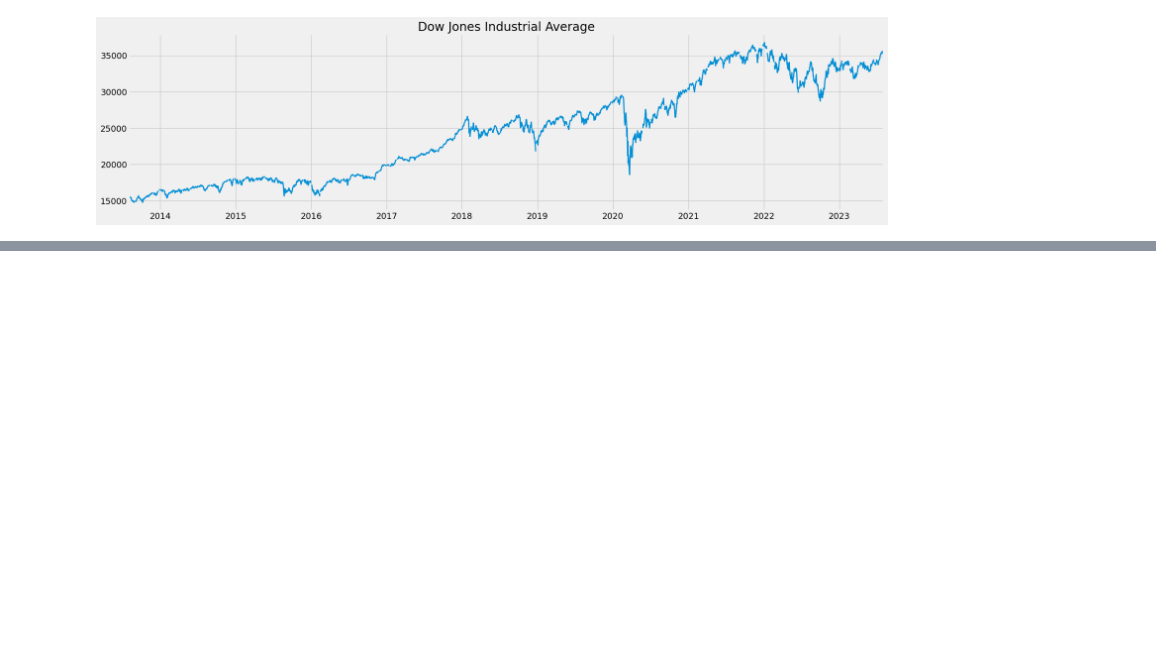
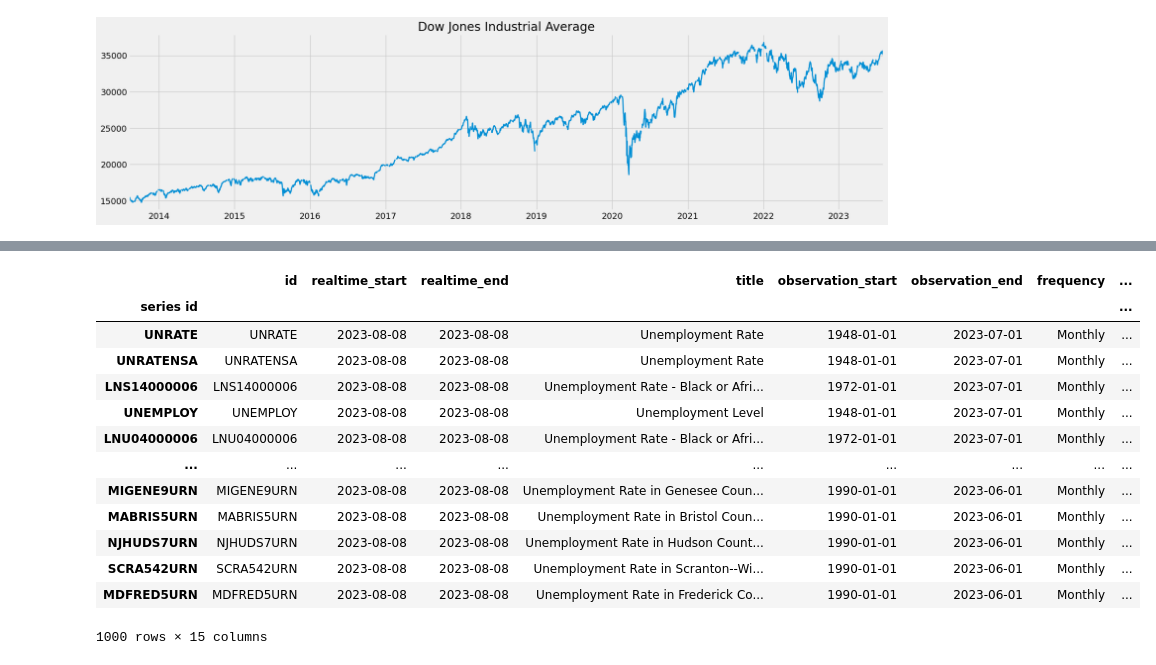
Before and after one commit to WackyChomp/data-analysis, a Jupyter notebook: 1-fred/1-economic-analysis.ipynb, the cells around one changed output, grey strips where cells are left out. Cells and saved outputs as stored; diff of their text form; code cells hidden in the pictures; blank space fills up the shorter version.

```diff
--- a/1-fred/1-economic-analysis.ipynb
+++ b/1-fred/1-economic-analysis.ipynb
@@ -73,0 +100,18 @@ djia.plot(figsize=(20,5), title='Dow Jones Industrial Average', lw=2)
+# %%
+unemployment_df = fred.search('unemployment rate state', filter=('frequency', 'Monthly'))
+unemployment_df
+# %% [output]
+|  | id | realtime_start | realtime_end | title | observation_start | observation_end | frequency | ... |
+| series id |  |  |  |  |  |  |  | ... |
+| UNRATE | UNRATE | 2023-08-08 | 2023-08-08 | Unemployment Rate | 1948-01-01 | 2023-07-01 | Monthly | ... |
+| UNRATENSA | UNRATENSA | 2023-08-08 | 2023-08-08 | Unemployment Rate | 1948-01-01 | 2023-07-01 | Monthly | ... |
+| LNS14000006 | LNS14000006 | 2023-08-08 | 2023-08-08 | Unemployment Rate - Black or Afri... | 1972-01-01 | 2023-07-01 | Monthly | ... |
+| UNEMPLOY | UNEMPLOY | 2023-08-08 | 2023-08-08 | Unemployment Level | 1948-01-01 | 2023-07-01 | Monthly | ... |
+| LNU04000006 | LNU04000006 | 2023-08-08 | 2023-08-08 | Unemployment Rate - Black or Afri... | 1972-01-01 | 2023-07-01 | Monthly | ... |
+| ... | ... | ... | ... | ... | ... | ... | ... | ... |
+| MIGENE9URN | MIGENE9URN | 2023-08-08 | 2023-08-08 | Unemployment Rate in Genesee Coun... | 1990-01-01 | 2023-06-01 | Monthly | ... |
+| MABRIS5URN | MABRIS5URN | 2023-08-08 | 2023-08-08 | Unemployment Rate in Bristol Coun... | 1990-01-01 | 2023-06-01 | Monthly | ... |
+| NJHUDS7URN | NJHUDS7URN | 2023-08-08 | 2023-08-08 | Unemployment Rate in Hudson Count... | 1990-01-01 | 2023-06-01 | Monthly | ... |
+| SCRA542URN | SCRA542URN | 2023-08-08 | 2023-08-08 | Unemployment Rate in Scranton--Wi... | 1990-01-01 | 2023-06-01 | Monthly | ... |
+| MDFRED5URN | MDFRED5URN | 2023-08-08 | 2023-08-08 | Unemployment Rate in Frederick Co... | 1990-01-01 | 2023-06-01 | Monthly | ... |
+1000 rows × 15 columns
```
Also changed, not shown: parts of 9 cells of this notebook.
